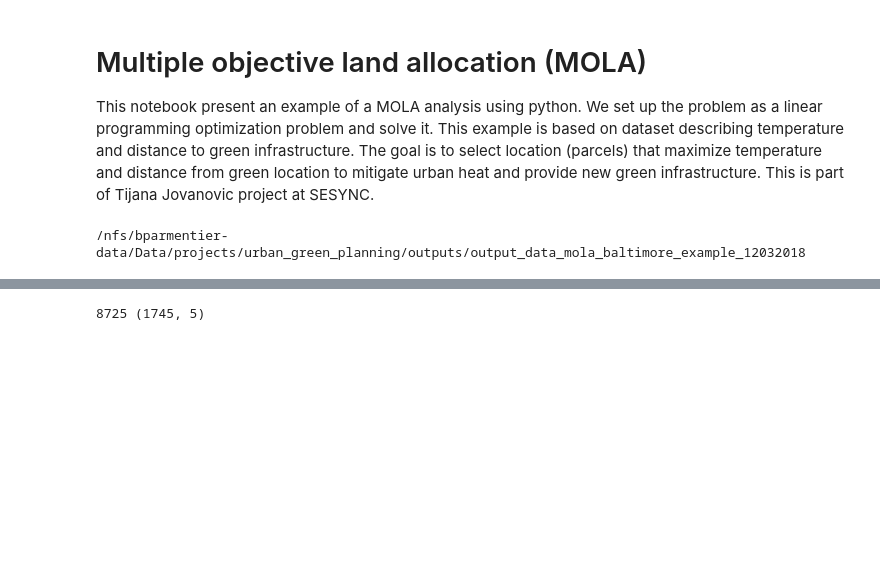
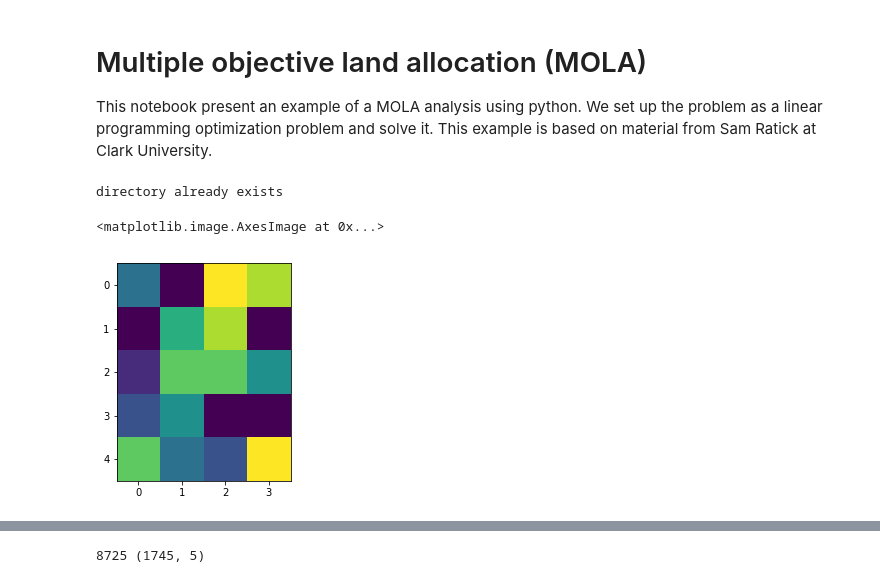
Before and after one commit to bparment1/spatial_optimization_and_suitability, a Jupyter notebook: optimization_baltimore_example.ipynb, the cells around one changed output, grey strips where cells are left out. Cells and saved outputs as stored; diff of their text form; code cells hidden in the pictures; blank space fills up the shorter version.

```diff
--- a/optimization_baltimore_example.ipynb
+++ b/optimization_baltimore_example.ipynb
@@ -1,7 +1,7 @@
 # %% [markdown]
 # Multiple objective land allocation (MOLA)
 
-This notebook present an example of a MOLA analysis using python. We set up the problem as a linear programming optimization problem and solve it. This example is based on dataset describing temperature and distance to green infrastructure. The goal is to select location (parcels) that maximize temperature and distance from green location to mitigate urban heat and provide new green infrastructure. This is part of Tijana Jovanovic project at SESYNC.
+This notebook present an example of a MOLA analysis using python. We set up the problem as a linear programming optimization problem and solve it. This example is based on material from Sam Ratick at Clark University.
 # %%
 ############### SESYNC Research Support: Urban green planning ##########
 ## Testing optimization.
@@ -9,13 +9,13 @@ This notebook present an example of a MOLA analysis using python. We set up the
 ##
 ## DATE CREATED: 11/15/2018
 ## DATE MODIFIED: 12/11/2018
-## AUTHORS: Benoit Parmentier, Tijana Jovanovic
+## AUTHORS: Benoit Parmentier
 ## Version: 1
 ## PROJECT: Urban green infrastructure planning
 ## ISSUE:
 ## TO DO:
 ##
-## COMMIT: clean up
+## COMMIT: fixed gdal.Warp bug, reprojection to MD SRS
 ##
 
 ###################################################
@@ -60,14 +60,11 @@ in_dir = "/nfs/bparmentier-data/Data/projects/urban_green_planning/Data"
 out_dir = "/nfs/bparmentier-data/Data/projects/urban_green_planning/outputs"
 #ARGS 3:
 create_out_dir=True #create a new ouput dir if TRUE
-#ARGS 4
-out_suffix = "mola_baltimore_example_12032018" #output suffix for the files and ouptut folder
-#ARGS 5
+#ARGS 7
+out_suffix = "mola_example_12032018" #output suffix for the files and ouptut folder
+#ARGS 8
 num_cores = 2 # number of cores
-#ARGS 6
-file_format = ".csv"
-#ARGS 7
-create_out_dir==True
+file_format = ".tif"
 
 #dem_baltimore_filename = "DEM_BaltArea_1m.tif"
 #lc_baltimore_filename = "landCover_area1m.tif"
@@ -82,12 +79,32 @@ create_out_dir==True
 
 if create_out_dir==True:
     #out_path<-"/data/project/layers/commons/data_workflow/output_data"
-    out_dir_new = "output_data_"+out_suffix
-    out_dir = os.path.join(out_dir,out_dir_new)
+    out_dir = "output_data_"+out_suffix
+    out_dir = os.path.join(in_dir,out_dir)
     create_dir_and_check_existence(out_dir)
     os.chdir(out_dir)        #set working directory
 else:
     os.chdir(create_out_dir) #use working dir defined earlier
-print(os.getcwd())
 # %% [output]
-/nfs/bparmentier-data/Data/projects/urban_green_planning/outputs/output_data_mola_baltimore_example_12032018
+directory already exists
+# %%
+#######################################
+### PART 1: Read in DATA #######
+
+# Let's create a factor (attribute) in the multiobjective land allocation:
+
+r_d = np.arange(25).reshape((5, 5))         # create a 1-d range and reshape
+plt.imshow (r_d)
+
+f2 = [3,0,8,7,
+     0,5,7,0,
+     1,6,6,4,
+    2,4,0,0,
+    6,3,2,8]
+f2 = np.asarray(f2)
+
+r_d = f2.reshape((5,4))         # distance to road
+plt.imshow (r_d)
+# %% [output]
+<matplotlib.image.AxesImage at 0x...>
+[figure, added]
```
Also changed, not shown: parts of 17 cells of this notebook.
